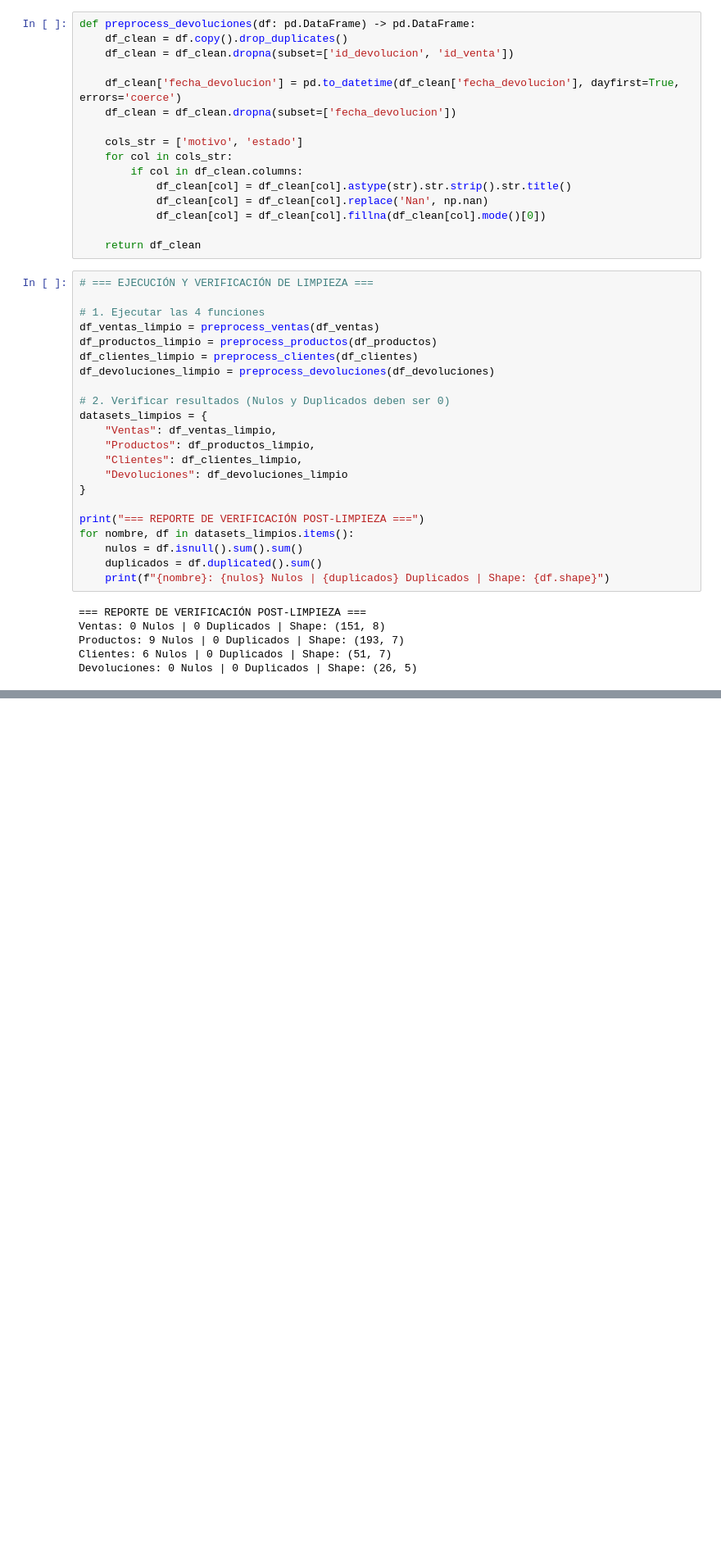
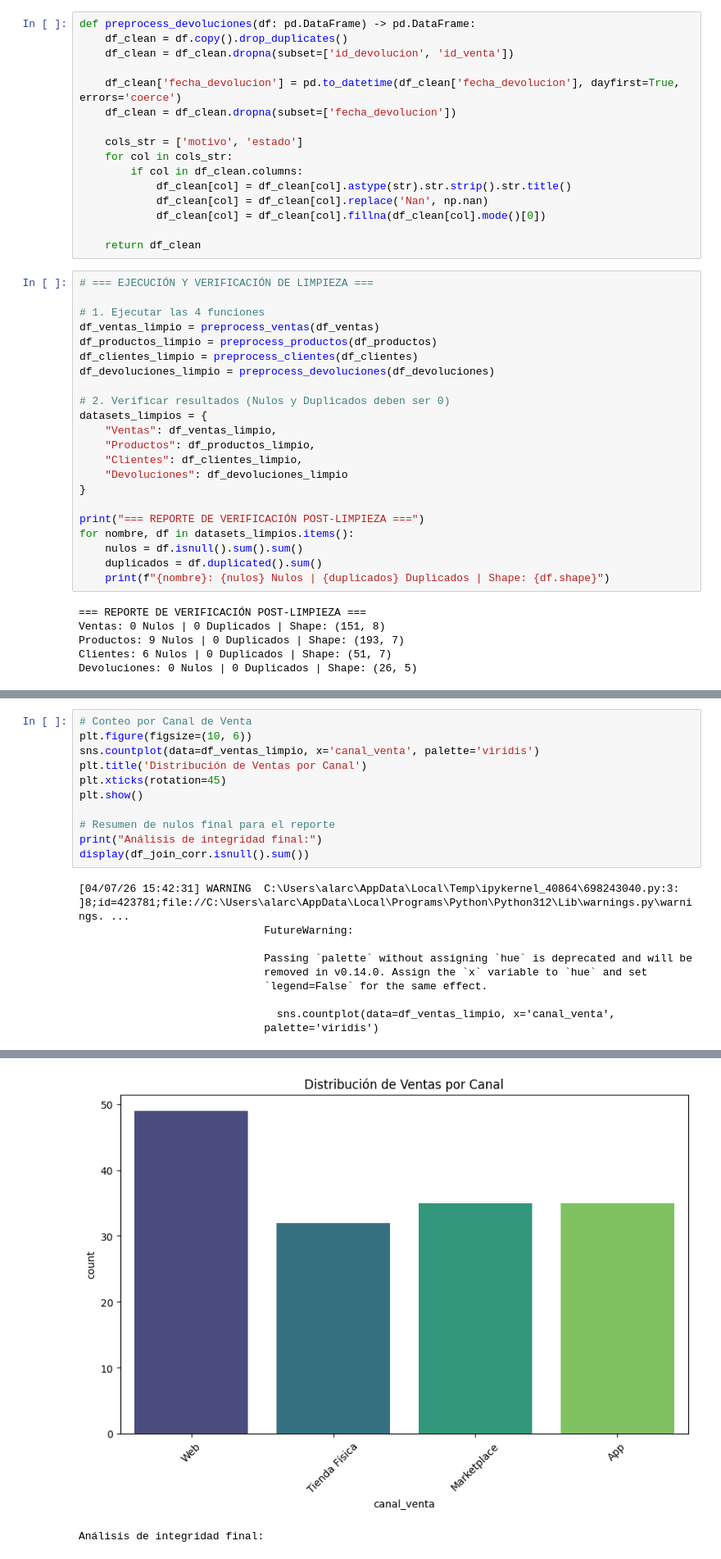
Before and after one commit to ChenteDUOC/Evaluacion_Parcial_1_VicenteAlarcon, a Jupyter notebook: evaluacion-parcial-1/notebooks/Prototipado-1.ipynb, the cells around one changed output, grey strips where cells are left out. Shown at 82% size. Cells and saved outputs as stored; diff of their text form; blank space fills up the shorter version.

```diff
--- a/evaluacion-parcial-1/notebooks/Prototipado-1.ipynb
+++ b/evaluacion-parcial-1/notebooks/Prototipado-1.ipynb
@@ -352,0 +415,21 @@ Devoluciones: 0 Nulos | 0 Duplicados | Shape: (26, 5)
+# %%
+# Conteo por Canal de Venta
+plt.figure(figsize=(10, 6))
+sns.countplot(data=df_ventas_limpio, x='canal_venta', palette='viridis')
+plt.title('Distribución de Ventas por Canal')
+plt.xticks(rotation=45)
+plt.show()
+
+# Resumen de nulos final para el reporte
+print("Análisis de integridad final:")
+display(df_join_corr.isnull().sum())
+# %% [output]
+[04/07/26 15:42:31] WARNING  C:\Users\alarc\AppData\Local\Temp\ipykernel_40864\698243040.py:3:      ]8;id=423781;file://C:\Users\alarc\AppData\Local\Programs\Python\Python312\Lib\warnings.py\warnings. ...
+                             FutureWarning:
+
+                             Passing `palette` without assigning `hue` is deprecated and will be
+                             removed in v0.14.0. Assign the `x` variable to `hue` and set
+                             `legend=False` for the same effect.
+
+                               sns.countplot(data=df_ventas_limpio, x='canal_venta',
+                             palette='viridis')
@@ -352,0 +437,2 @@ Devoluciones: 0 Nulos | 0 Duplicados | Shape: (26, 5)
+[figure, added]
+Análisis de integridad final:
```
Also changed, not shown: parts of 8 cells of this notebook.
